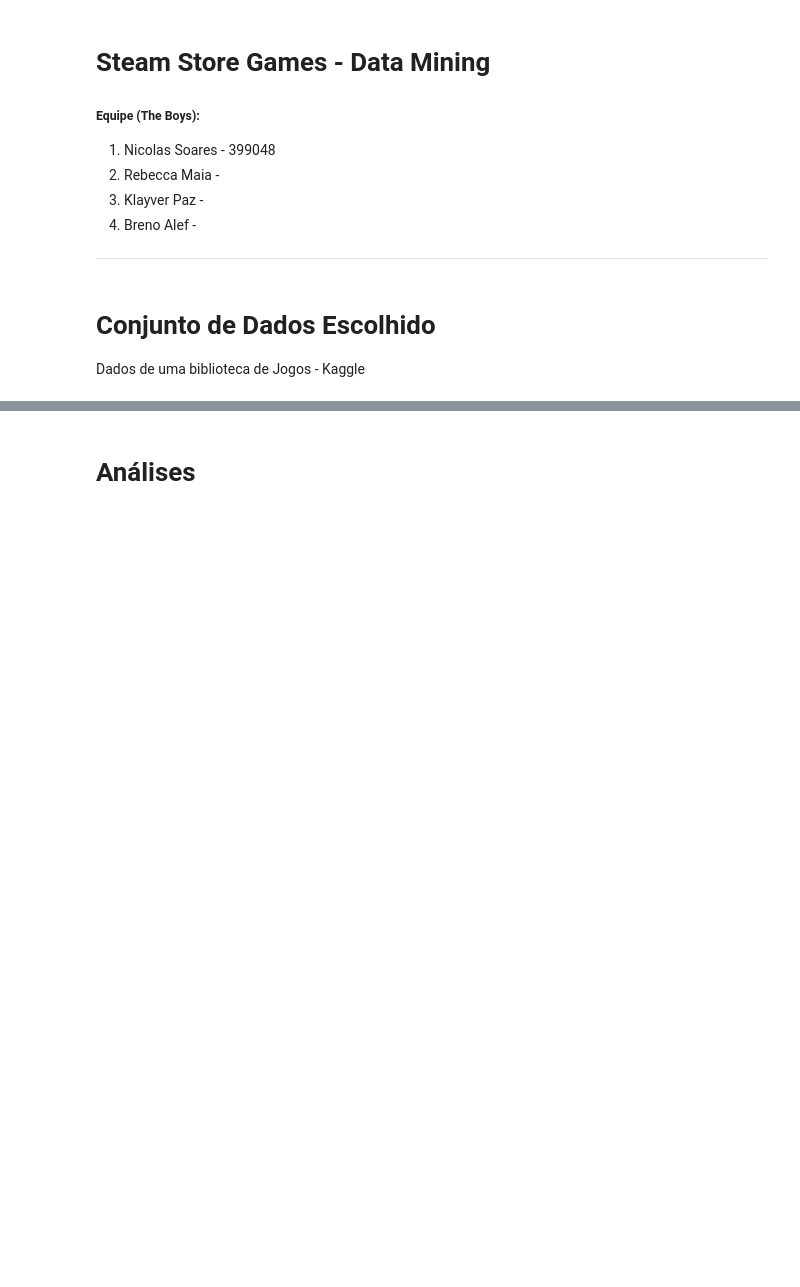
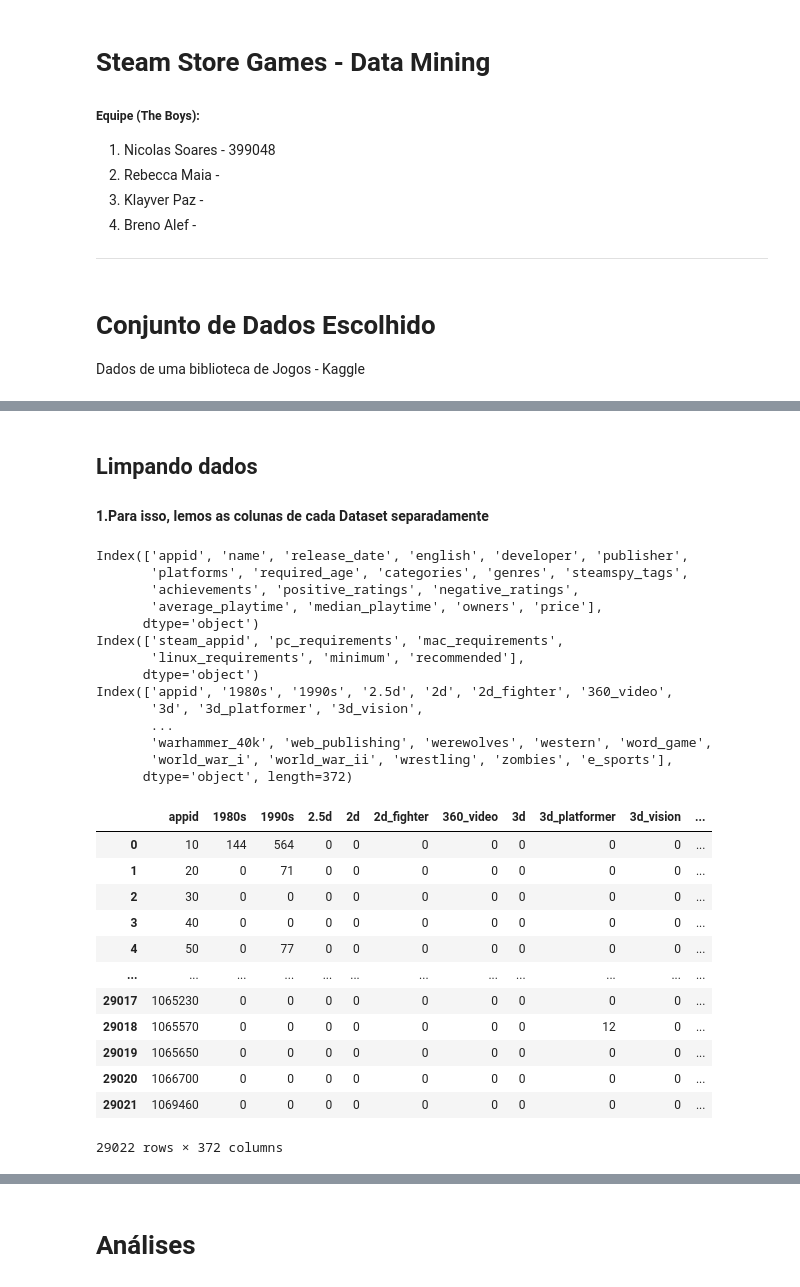
Before and after one commit to nickfsoares/Data_mining, a Jupyter notebook: 1_SteamStoreGames/SteamStoreGames.ipynb, the cells around one changed output, grey strips where cells are left out. Saved outputs shown, nothing was run; the diff lists cells and outputs as text; code cells hidden in the pictures; blank space fills up the shorter version.

```diff
--- a/1_SteamStoreGames/SteamStoreGames.ipynb
+++ b/1_SteamStoreGames/SteamStoreGames.ipynb
@@ -44,0 +36,37 @@ data
+# %% [markdown]
+## Limpando dados
+
+#### 1.Para isso, lemos as colunas de cada Dataset separadamente
+# %%
+print(data.columns)
+print(df_game_req.columns)
+print(df_game_tags.columns)
+df_game_tags
+# %% [output]
+Index(['appid', 'name', 'release_date', 'english', 'developer', 'publisher',
+       'platforms', 'required_age', 'categories', 'genres', 'steamspy_tags',
+       'achievements', 'positive_ratings', 'negative_ratings',
+       'average_playtime', 'median_playtime', 'owners', 'price'],
+      dtype='object')
+Index(['steam_appid', 'pc_requirements', 'mac_requirements',
+       'linux_requirements', 'minimum', 'recommended'],
+      dtype='object')
+Index(['appid', '1980s', '1990s', '2.5d', '2d', '2d_fighter', '360_video',
+       '3d', '3d_platformer', '3d_vision',
+       ...
+       'warhammer_40k', 'web_publishing', 'werewolves', 'western', 'word_game',
+       'world_war_i', 'world_war_ii', 'wrestling', 'zombies', 'e_sports'],
+      dtype='object', length=372)
+|  | appid | 1980s | 1990s | 2.5d | 2d | 2d_fighter | 360_video | 3d | 3d_platformer | 3d_vision | ... |
+| 0 | 10 | 144 | 564 | 0 | 0 | 0 | 0 | 0 | 0 | 0 | ... |
+| 1 | 20 | 0 | 71 | 0 | 0 | 0 | 0 | 0 | 0 | 0 | ... |
+| 2 | 30 | 0 | 0 | 0 | 0 | 0 | 0 | 0 | 0 | 0 | ... |
+| 3 | 40 | 0 | 0 | 0 | 0 | 0 | 0 | 0 | 0 | 0 | ... |
+| 4 | 50 | 0 | 77 | 0 | 0 | 0 | 0 | 0 | 0 | 0 | ... |
+| ... | ... | ... | ... | ... | ... | ... | ... | ... | ... | ... | ... |
+| 29017 | 1065230 | 0 | 0 | 0 | 0 | 0 | 0 | 0 | 0 | 0 | ... |
+| 29018 | 1065570 | 0 | 0 | 0 | 0 | 0 | 0 | 0 | 12 | 0 | ... |
+| 29019 | 1065650 | 0 | 0 | 0 | 0 | 0 | 0 | 0 | 0 | 0 | ... |
+| 29020 | 1066700 | 0 | 0 | 0 | 0 | 0 | 0 | 0 | 0 | 0 | ... |
+| 29021 | 1069460 | 0 | 0 | 0 | 0 | 0 | 0 | 0 | 0 | 0 | ... |
+29022 rows × 372 columns
```
Also changed, not shown: parts of 23 cells of this notebook.
